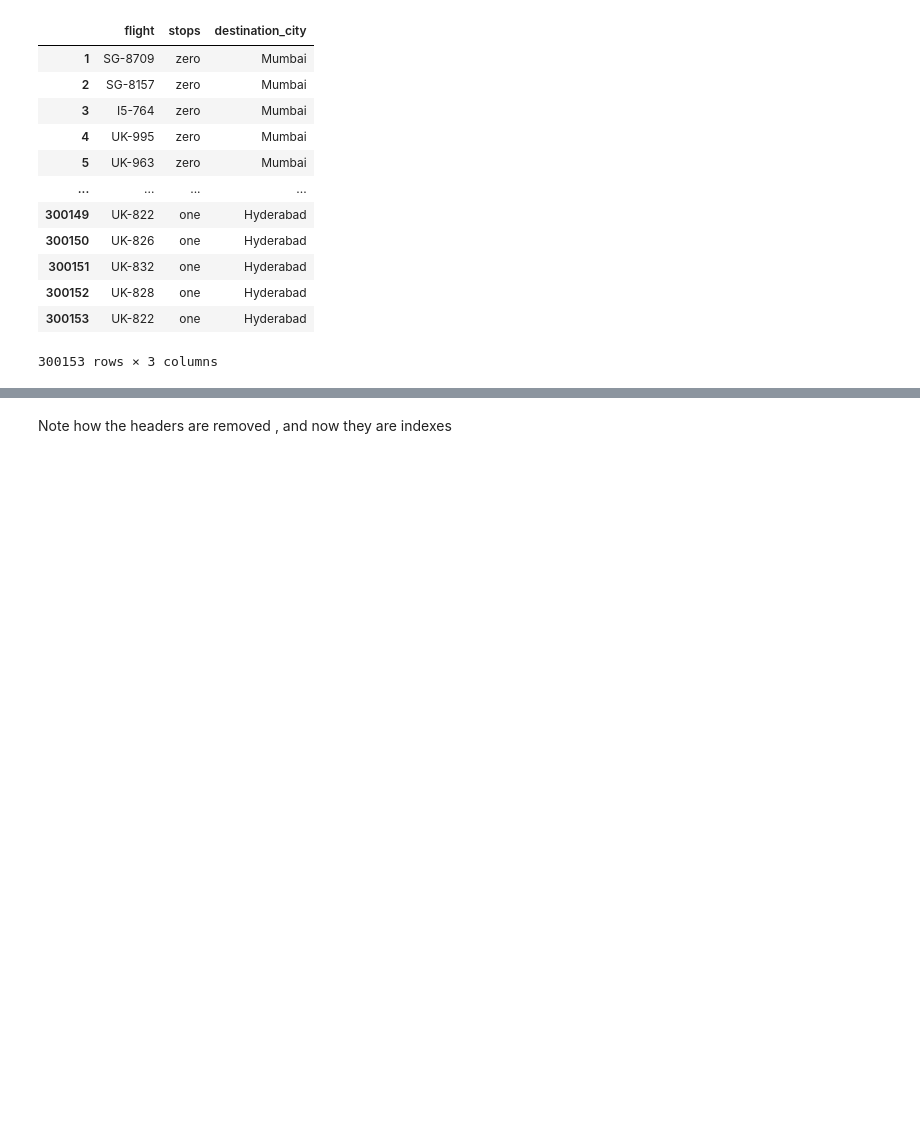
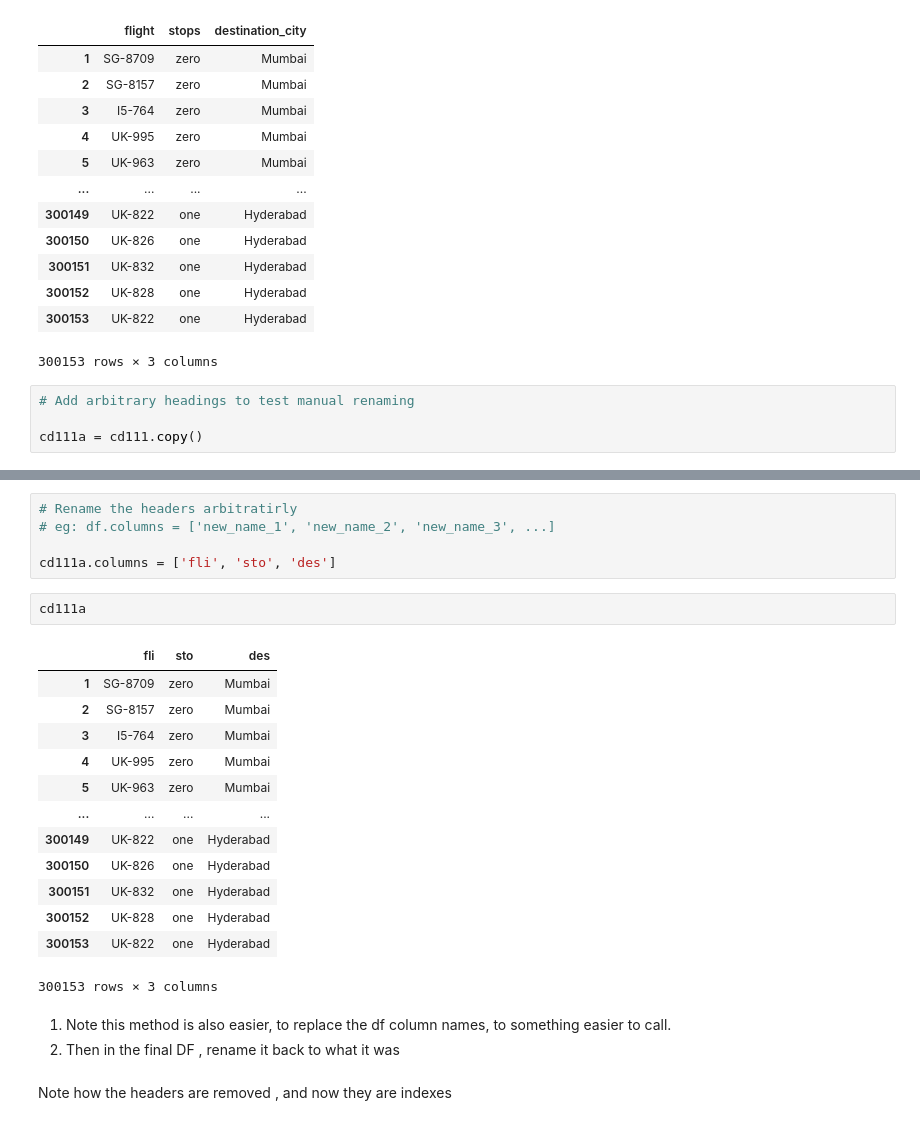
Before and after one commit to xyizko/xo-mathz, a Jupyter notebook: nb/yt-pandas-2.ipynb, the cells around one changed output, grey strips where cells are left out. Drawn from its saved outputs; the diff is of its cells as text; blank space fills up the shorter version.

```diff
--- a/nb/yt-pandas-2.ipynb
+++ b/nb/yt-pandas-2.ipynb
@@ -330,3 +330,7 @@ cd111
 | 300152 | UK-828 | one | Hyderabad |
 | 300153 | UK-822 | one | Hyderabad |
 300153 rows × 3 columns
+# %%
+# Add arbitrary headings to test manual renaming
+
+cd111a = cd111.copy()
@@ -333,2 +353,26 @@ cd111
+# %%
+# Rename the headers arbitratirly
+# eg: df.columns = ['new_name_1', 'new_name_2', 'new_name_3', ...]
+
+cd111a.columns = ['fli', 'sto', 'des']
+# %%
+cd111a
+# %% [output]
+|  | fli | sto | des |
+| 1 | SG-8709 | zero | Mumbai |
+| 2 | SG-8157 | zero | Mumbai |
+| 3 | I5-764 | zero | Mumbai |
+| 4 | UK-995 | zero | Mumbai |
+| 5 | UK-963 | zero | Mumbai |
+| ... | ... | ... | ... |
+| 300149 | UK-822 | one | Hyderabad |
+| 300150 | UK-826 | one | Hyderabad |
+| 300151 | UK-832 | one | Hyderabad |
+| 300152 | UK-828 | one | Hyderabad |
+| 300153 | UK-822 | one | Hyderabad |
+300153 rows × 3 columns
+# %% [markdown]
+1. Note this method is also easier, to replace the df column names, to something easier to call.
+2. Then in the final DF , rename it back to what it was
 # %% [markdown]
 Note how the headers are removed , and now they are indexes
```
Also changed, not shown: parts of 1 cell of this notebook.
